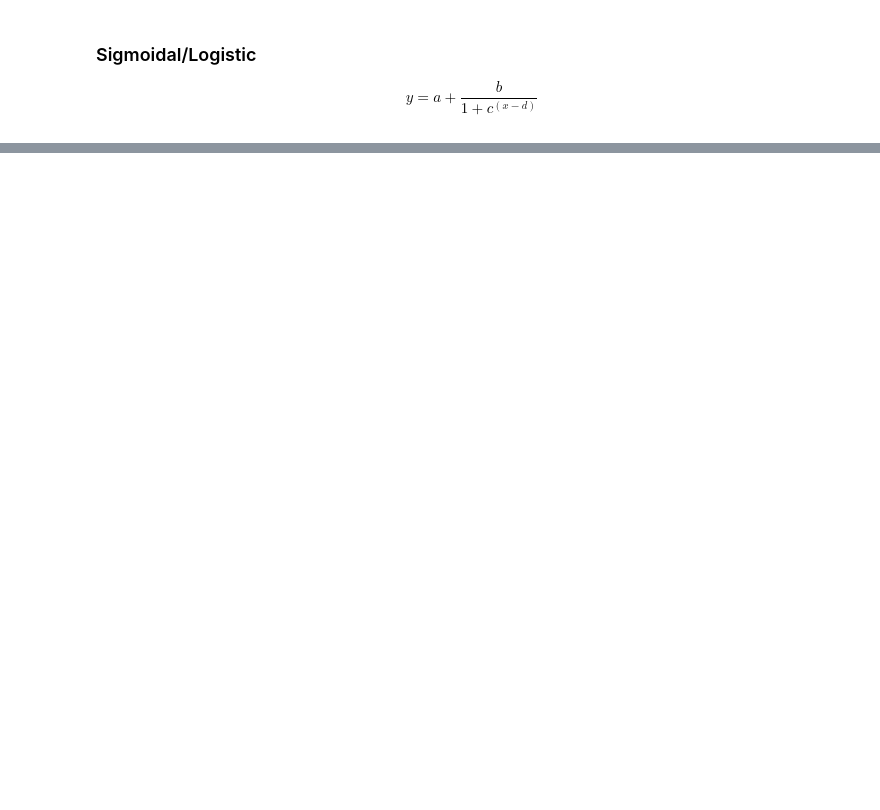
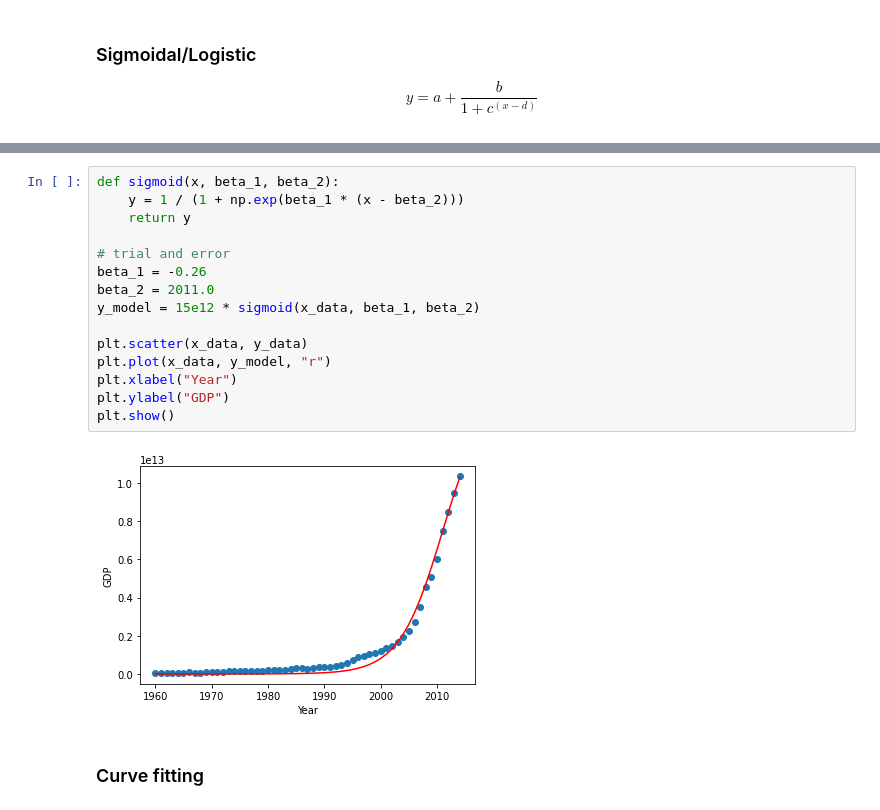
Before and after one commit to AnielShri/ML0101EN, a Jupyter notebook: notebooks/M02L02-Non_Linear_Regression.ipynb, the cells around one changed output, grey strips where cells are left out. Drawn from its saved outputs; the diff is of its cells as text; blank space fills up the shorter version.

```diff
--- a/notebooks/M02L02-Non_Linear_Regression.ipynb
+++ b/notebooks/M02L02-Non_Linear_Regression.ipynb
@@ -128,0 +189,19 @@ plt.show()
+# %%
+def sigmoid(x, beta_1, beta_2):
+    y = 1 / (1 + np.exp(beta_1 * (x - beta_2)))
+    return y
+
+# trial and error
+beta_1 = -0.26
+beta_2 = 2011.0
+y_model = 15e12 * sigmoid(x_data, beta_1, beta_2)
+
+plt.scatter(x_data, y_data)
+plt.plot(x_data, y_model, "r")
+plt.xlabel("Year")
+plt.ylabel("GDP")
+plt.show()
+# %% [output]
+[figure, added]
+# %% [markdown]
+### Curve fitting
```
Also changed, not shown: parts of 16 cells of this notebook, 1 other file.
